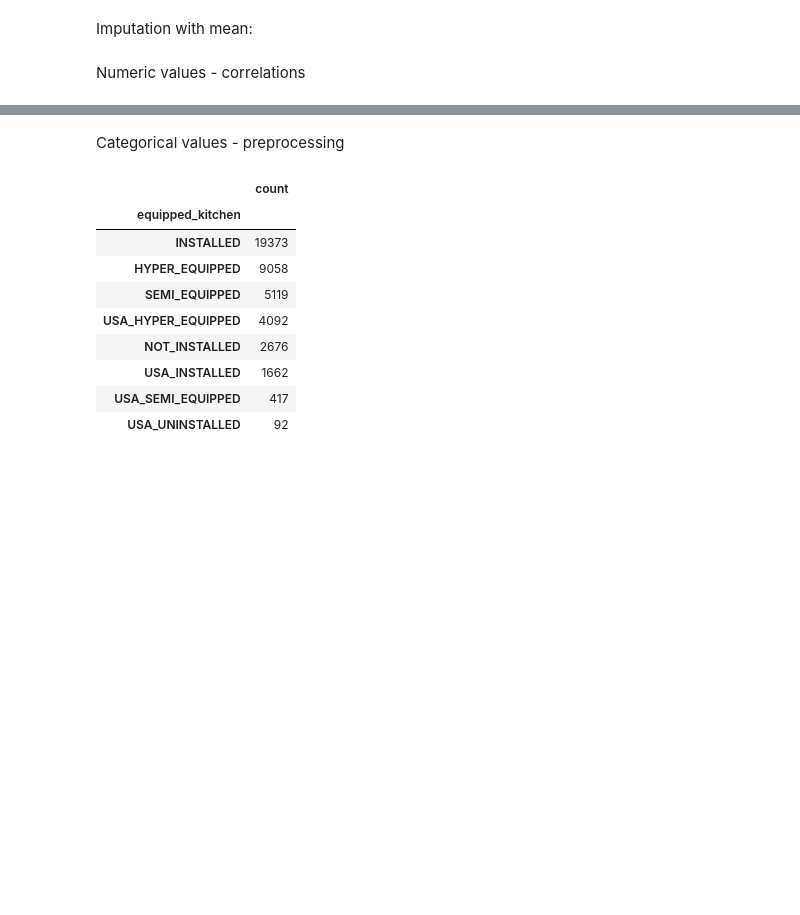
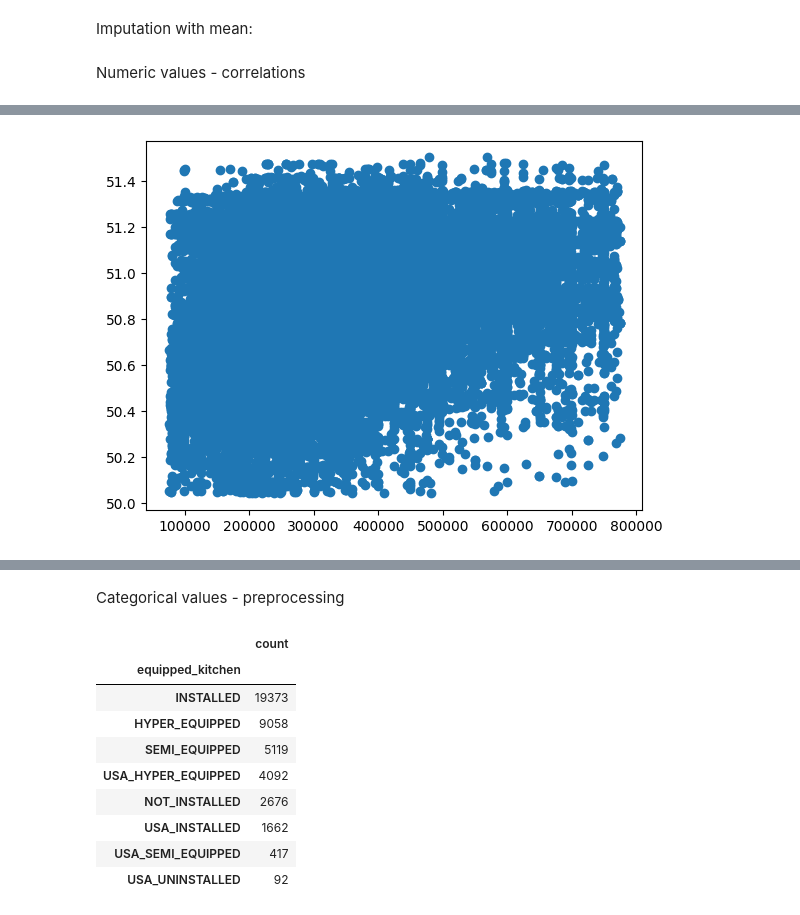
Before and after one commit to Lu-cc/immo-eliza-ml, a Jupyter notebook: exploring_data.ipynb, the cells around one changed output, grey strips where cells are left out. Drawn from its saved outputs; the diff is of its cells as text; code cells hidden in the pictures; blank space fills up the shorter version.

```diff
--- a/exploring_data.ipynb
+++ b/exploring_data.ipynb
@@ -63,13 +63,13 @@ plt.show()
 # %% [markdown]
 Handling outliers
 # %%
-for feature in data[num_features]:
-    Q1 = data[feature].quantile(0.25)
-    Q3 = data[feature].quantile(0.75)
-    IQR = Q3 - Q1
+# for feature in data[num_features]:
+#     Q1 = data[feature].quantile(0.25)
+#     Q3 = data[feature].quantile(0.75)
+#     IQR = Q3 - Q1
 
-    max = Q3 + (1.5 * IQR)
-    min = Q1 - (1.5 * IQR)
+#     max = Q3 + (1.5 * IQR)
+#     min = Q1 - (1.5 * IQR)
 
-    data.loc[data[feature] < min, feature] = np.nan
-    data.loc[data[feature] > max, feature] = np.nan
+#     data.loc[data[feature] < min, feature] = np.nan
+#     data.loc[data[feature] > max, feature] = np.nan
@@ -116,0 +179,5 @@ plt.show()
+# %%
+plt.scatter(data["price"], data["latitude"])
+plt.show()
+# %% [output]
+[figure, added]
```
Also changed, not shown: parts of 8 cells of this notebook, 8 other files.
